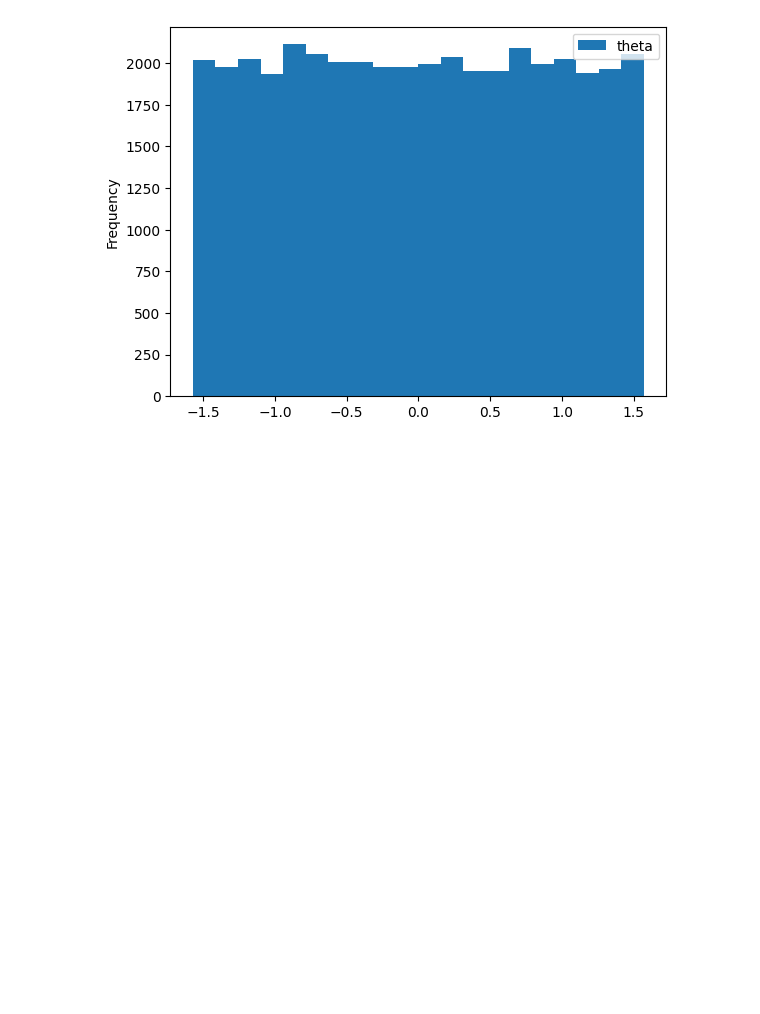
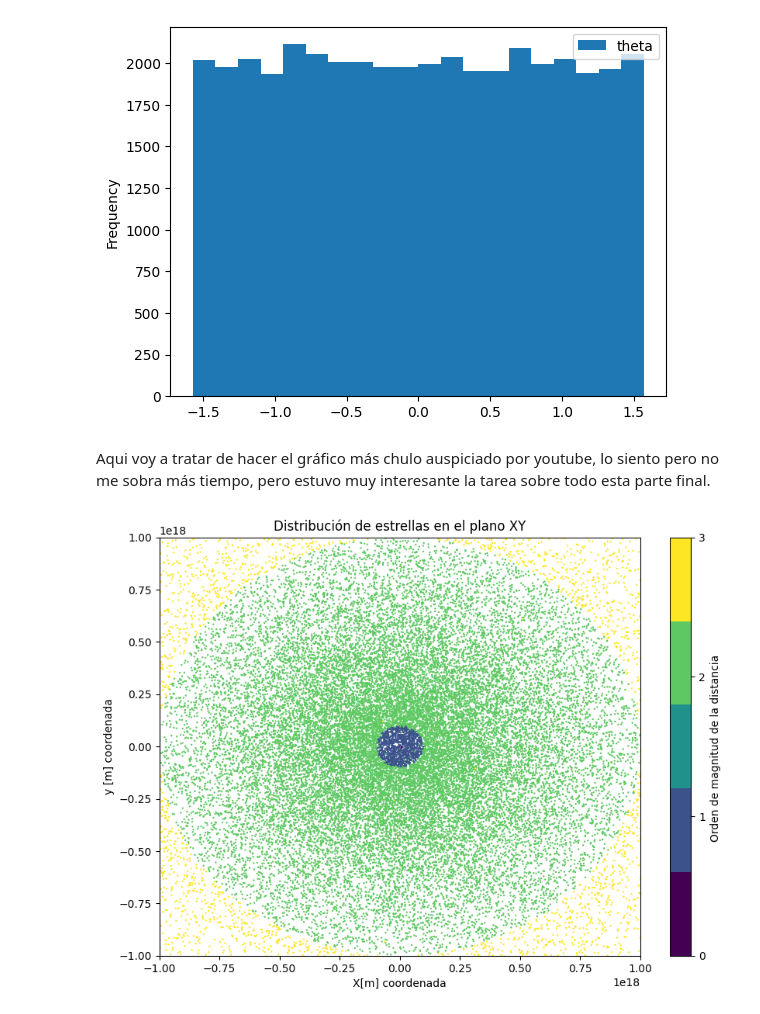
Before and after one commit to martinmaturana777/Tarea-1, a Jupyter notebook: Tarea_1.ipynb, the cells around one changed output. Drawn from its saved outputs; the diff is of its cells as text; code cells hidden in the pictures; blank space fills up the shorter version.

```diff
--- a/Tarea_1.ipynb
+++ b/Tarea_1.ipynb
@@ -460,3 +460,30 @@ df_galaxy2.plot.hist(y='theta',bins=20)
 <Axes: ylabel='Frequency'>
 [figure]
 [figure]
+# %% [markdown]
+Aqui voy a tratar de hacer el gráfico más chulo auspiciado por youtube, lo siento pero no me sobra más tiempo, pero estuvo muy interesante la tarea sobre todo esta parte final.
+# %%
+import matplotlib.cm as cm
+
+# logaritmo de la distancia
+df_galaxy2['log_r'] = np.log10(df_galaxy2['r'])
+
+bins = np.arange(15, 20)
+# Discretiza la distancia en bins
+df_galaxy2['bin_r'] = pd.cut(df_galaxy2['log_r'], bins=bins, labels=False)
+
+# Mapa q me saque se youtube daksdhaasdja
+cmap = cm.get_cmap('viridis', len(bins))
+
+#Figura
+plt.figure(figsize=(10,7))
+plt.scatter(df_galaxy2['x[m]'], df_galaxy2['y[m]'], c=df_galaxy2['bin_r'], cmap=cmap, s=0.5)
+plt.xlabel('X[m] coordenada')
+plt.ylabel('y [m] coordenada')
+plt.title('Distribución de estrellas en el plano XY')
+plt.xlim(-1e18,1e18)
+plt.ylim(-1e18,1e18)
+plt.colorbar(label='Orden de magnitud de la distancia ', ticks=np.arange(len(bins)))
+plt.show()
+# %% [output]
+[figure, added]
```
Also changed, not shown: parts of 6 cells of this notebook.
